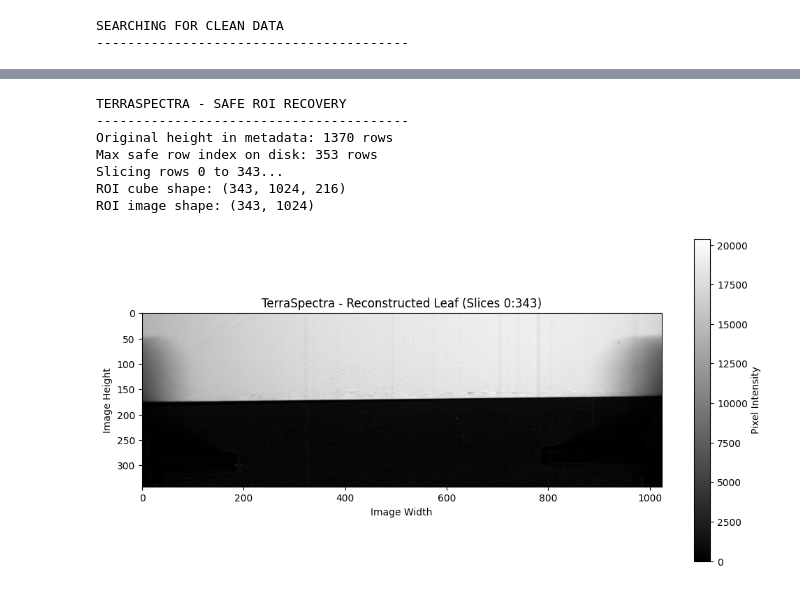
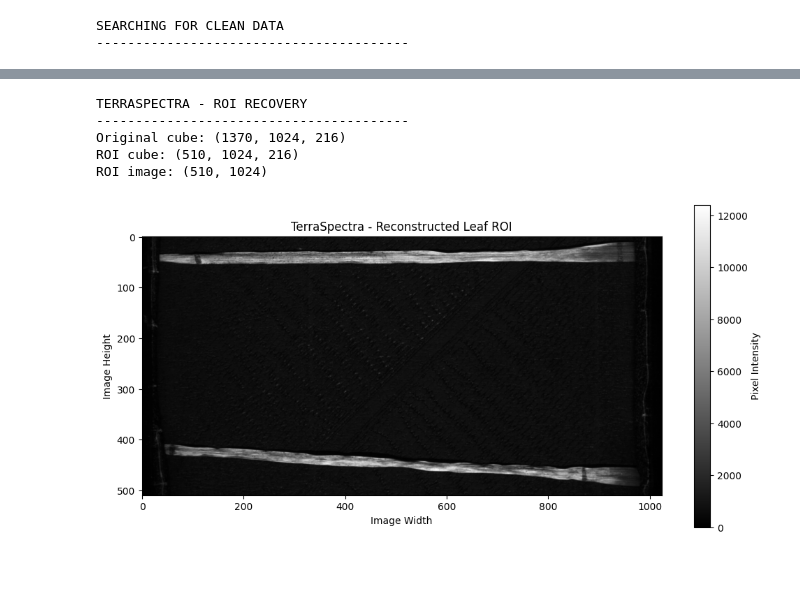
Before and after one commit to megha-0066/TerraSpectra, a Jupyter notebook: TeraSpectra.ipynb, the cells around one changed output, grey strips where cells are left out. Cells and saved outputs as stored; diff of their text form; code cells hidden in the pictures.

```diff
--- a/TeraSpectra.ipynb
+++ b/TeraSpectra.ipynb
@@ -1155,52 +1122,33 @@ roi_cube : (255, 1024, 216)
-# %%
-import numpy as np
-import matplotlib.pyplot as plt
-import os
-
-try:
-    # Calculate how many rows are actually present in the truncated file on disk
-    bytes_per_row = img.shape[1] * img.shape[2] * np.dtype(img.dtype).itemsize
-    actual_file_size = os.path.getsize("/content/13_G.hyspex")
-
-    # The maximum row index we can read without hitting an EOFError
-    max_safe_row = int(actual_file_size // bytes_per_row)
-
-    print("TERRASPECTRA - SAFE ROI RECOVERY")
-    print("-" * 40)
-    print(f"Original height in metadata: {img.shape[0]} rows")
-    print(f"Max safe row index on disk: {max_safe_row} rows")
-
-    # Slice within safe limits (using a 10-row buffer to prevent exact boundary reading errors)
-    safe_end_row = min(1040, max_safe_row - 10)
-    safe_start_row = 0
-
-    print(f"Slicing rows {safe_start_row} to {safe_end_row}...")
-
-    # Slicing the 'img' object directly returns the safe chunk as a NumPy array
-    roi_cube = img[safe_start_row:safe_end_row, :, :]
-    roi_image = roi_cube[:, :, 100]
-
-    print("ROI cube shape:", roi_cube.shape)
-    print("ROI image shape:", roi_image.shape)
-
-    plt.figure(figsize=(12, 6))
-    plt.imshow(roi_image, cmap="gray")
-    plt.title(f"TerraSpectra - Reconstructed Leaf (Slices {safe_start_row}:{safe_end_row})")
-    plt.xlabel("Image Width")
-    plt.ylabel("Image Height")
-    plt.colorbar(label="Pixel Intensity")
-    plt.show()
-except Exception as e:
-    print(f"An error occurred while reading the ROI slice from the disk: {e}")
-# %% [output]
-TERRASPECTRA - SAFE ROI RECOVERY
-----------------------------------------
-Original height in metadata: 1370 rows
-Max safe row index on disk: 353 rows
-Slicing rows 0 to 343...
-ROI cube shape: (343, 1024, 216)
-ROI image shape: (343, 1024)
-[figure, removed]
+# %%
+# Reconstruct the leaf region
+roi_cube = cube[530:1040, :, :]
+
+# Display spectral band 100
+roi_image = roi_cube[:, :, 100]
+
+print("TERRASPECTRA - ROI RECOVERY")
+print("-" * 40)
+
+print("Original cube:", cube.shape)
+print("ROI cube:", roi_cube.shape)
+print("ROI image:", roi_image.shape)
+
+import matplotlib.pyplot as plt
+
+plt.figure(figsize=(12, 6))
+plt.imshow(roi_image, cmap="gray")
+plt.title("TerraSpectra - Reconstructed Leaf ROI")
+plt.xlabel("Image Width")
+plt.ylabel("Image Height")
+plt.colorbar(label="Pixel Intensity")
+plt.show()
+# %% [output]
+TERRASPECTRA - ROI RECOVERY
+----------------------------------------
+Original cube: (1370, 1024, 216)
+ROI cube: (510, 1024, 216)
+ROI image: (510, 1024)
+[figure, added]
 # %%
 import numpy as np
 import matplotlib.pyplot as plt
```
Also changed, not shown: parts of 76 cells of this notebook.
